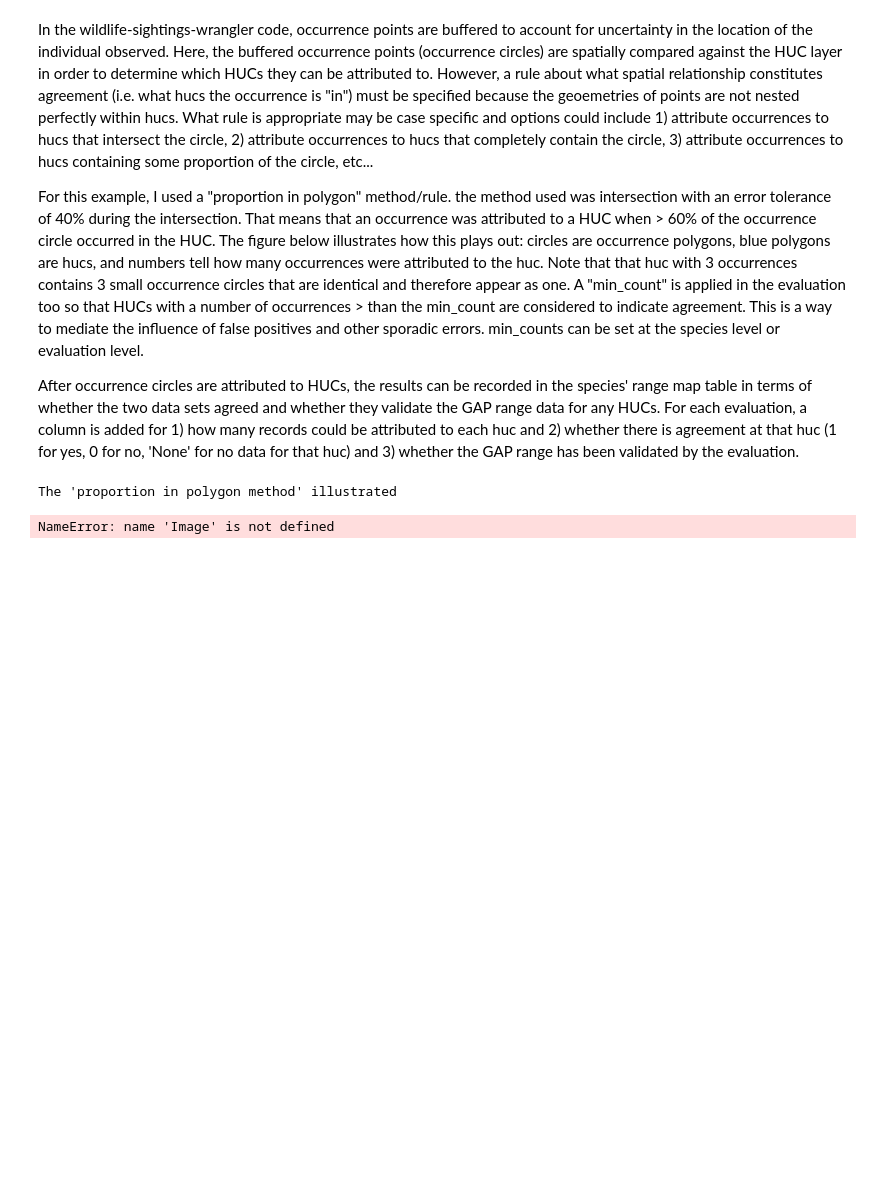
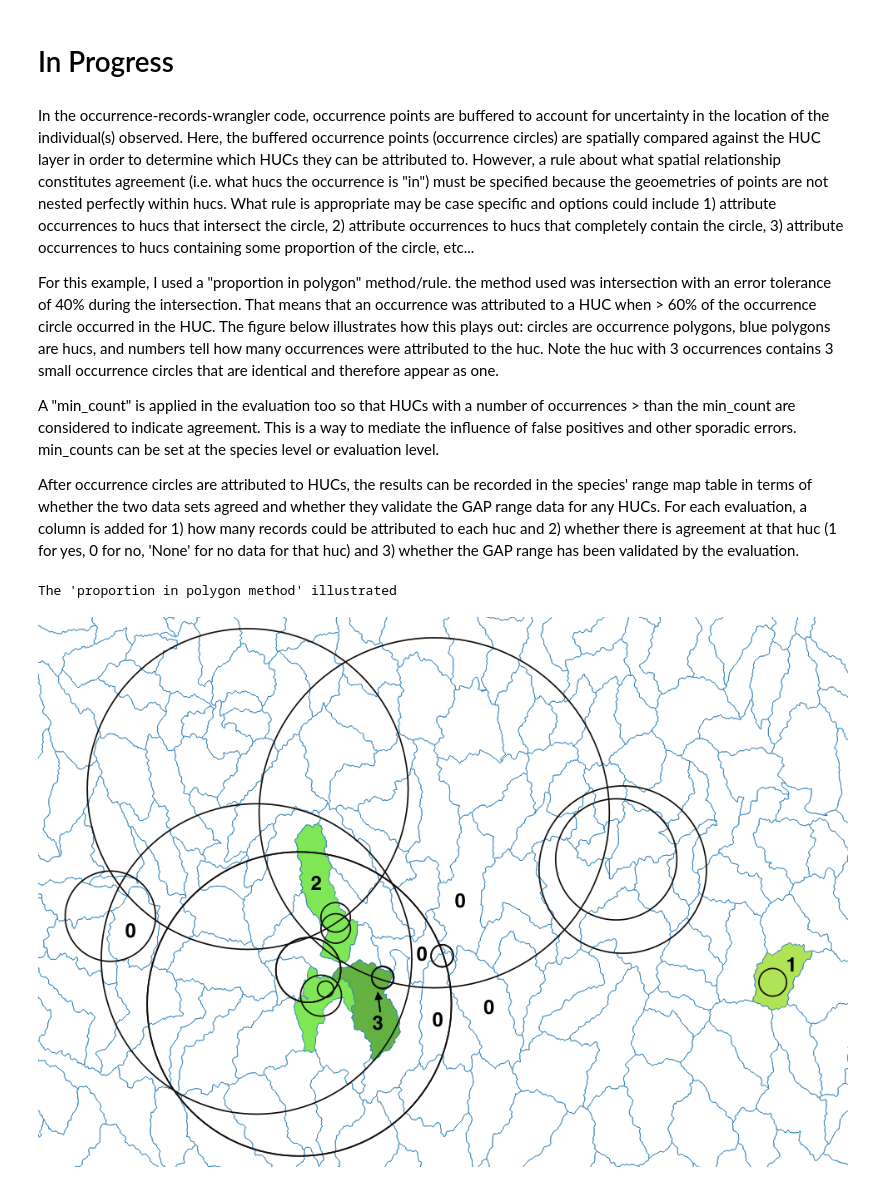
Before and after one commit to nmtarr/GAP-ranges, a Jupyter notebook: Evaluation Methods Explained.ipynb, the cells around one changed output. Drawn from its saved outputs; the diff is of its cells as text; code cells hidden in the pictures; blank space fills up the shorter version.

```diff
--- a/Evaluation Methods Explained.ipynb
+++ b/Evaluation Methods Explained.ipynb
@@ -1,12 +1,17 @@
+# %% [markdown]
+# In Progress
 # %% [markdown]
-In the wildlife-sightings-wrangler code, occurrence points are buffered to account for uncertainty in the location of the individual observed.  Here, the buffered occurrence points (occurrence circles) are spatially compared against the HUC layer in order to determine which HUCs they can be attributed to.  However, a rule about what spatial relationship constitutes agreement (i.e. what hucs the occurrence is "in") must be specified because the geoemetries of points are not nested perfectly within hucs.  What rule is appropriate may be case specific and options could include 1) attribute occurrences to hucs that intersect the circle, 2) attribute occurrences to hucs that completely contain the circle, 3) attribute occurrences to hucs containing some proportion of the circle, etc...
+In the occurrence-records-wrangler code, occurrence points are buffered to account for uncertainty in the location of the individual(s) observed.  Here, the buffered occurrence points (occurrence circles) are spatially compared against the HUC layer in order to determine which HUCs they can be attributed to.  However, a rule about what spatial relationship constitutes agreement (i.e. what hucs the occurrence is "in") must be specified because the geoemetries of points are not nested perfectly within hucs.  What rule is appropriate may be case specific and options could include 1) attribute occurrences to hucs that intersect the circle, 2) attribute occurrences to hucs that completely contain the circle, 3) attribute occurrences to hucs containing some proportion of the circle, etc...
 
-For this example, I used a "proportion in polygon" method/rule.  the method used was intersection with an error tolerance of 40% during the intersection.  That means that an occurrence was attributed to a HUC when > 60% of the occurrence circle occurred in the HUC.  The figure below illustrates how this plays out: circles are occurrence polygons, blue polygons are hucs, and numbers tell how many occurrences were attributed to the huc.  Note that that huc with 3 occurrences contains 3 small occurrence circles that are identical and therefore appear as one.  A "min_count" is applied in the evaluation too so that HUCs with a number of occurrences > than the min_count are considered to indicate agreement.  This is a way to mediate the influence of false positives and other sporadic errors.  min_counts can be set at the species level or evaluation level.
+For this example, I used a "proportion in polygon" method/rule.  the method used was intersection with an error tolerance of 40% during the intersection.  That means that an occurrence was attributed to a HUC when > 60% of the occurrence circle occurred in the HUC.  The figure below illustrates how this plays out: circles are occurrence polygons, blue polygons are hucs, and numbers tell how many occurrences were attributed to the huc.  Note the huc with 3 occurrences contains 3 small occurrence circles that are identical and therefore appear as one.
+
+A "min_count" is applied in the evaluation too so that HUCs with a number of occurrences > than the min_count are considered to indicate agreement.  This is a way to mediate the influence of false positives and other sporadic errors.  min_counts can be set at the species level or evaluation level.
 
 After occurrence circles are attributed to HUCs, the results can be recorded in the species' range map table in terms of whether the two data sets agreed and whether they validate the GAP range data for any HUCs. For each evaluation, a column is added for 1) how many records could be attributed to each huc and 2) whether there is agreement at that huc (1 for yes, 0 for no, 'None' for no data for that huc) and 3) whether the GAP range has been validated by the evaluation.
 # %%
+from IPython.display import Image
 print("The 'proportion in polygon method' illustrated")
-Image("/users/nmtarr/Documents/RANGES/Fig1.png")
+Image("/users/nmtarr/Documents/GAP_ranges/Fig1.png")
 # %% [output]
 The 'proportion in polygon method' illustrated
-NameError: name 'Image' is not defined
+[figure, added]
```
Also changed, not shown: 3 other files.
